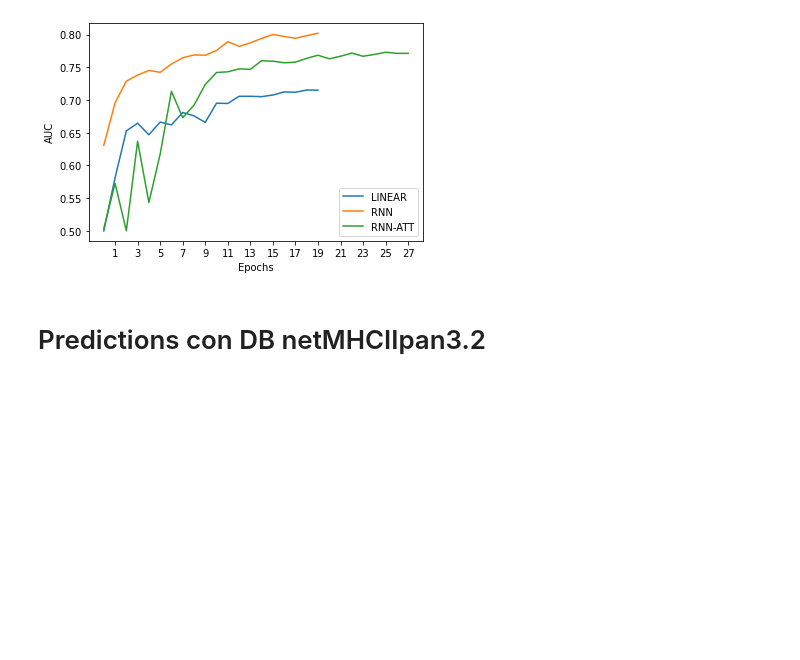
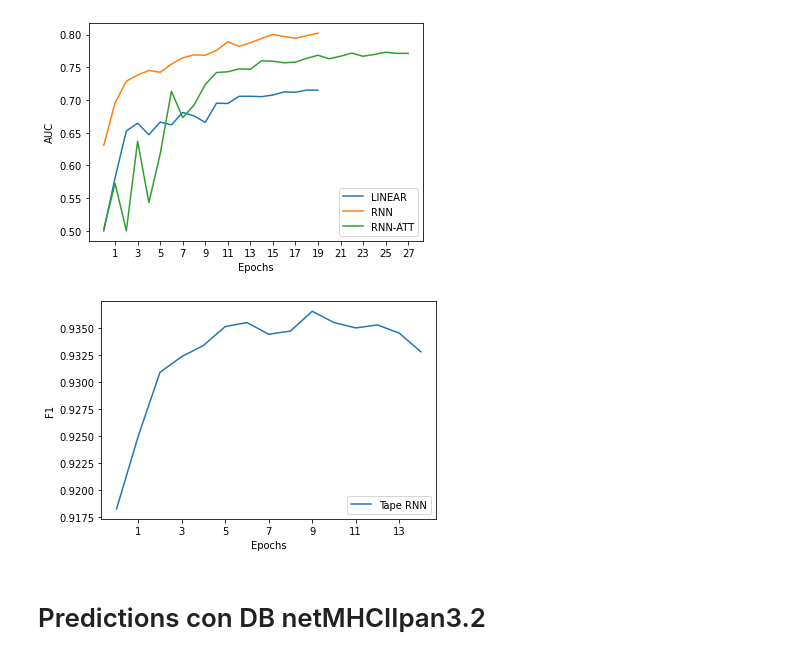
Before and after one commit to arceda/pmhc, a Jupyter notebook: plots.ipynb, the cells around one changed output. Saved outputs shown, nothing was run; the diff lists cells and outputs as text; code cells hidden in the pictures; blank space fills up the shorter version.

```diff
--- a/plots.ipynb
+++ b/plots.ipynb
@@ -83,6 +83,41 @@ train_7train_8_train_9_
 train_7train_8_train_9_
 train_7train_8_train_9_
 [figure]
+# %%
+# training plot TAPE 30 epochs
+
+import json
+import matplotlib.pyplot as plt
+
+file_json = open("results/train_tape_rnn_freeze_30_epochs/checkpoint-505335/trainer_state.json", "r")
+data_json = json.loads(file_json.read())
+
+lr_List = []
+acc_List = []
+auc_List = []
+presicion_List = []
+recall_List = []
+fscore_List = []
+
+for i in range(1, len(data_json["log_history"]), 2):
+    lr_List.append(data_json["log_history"][i-1]["learning_rate"])
+    acc_List.append(data_json["log_history"][i]["eval_accuracy"])
+    auc_List.append(data_json["log_history"][i]["eval_auc"])
+    presicion_List.append(data_json["log_history"][i]["eval_precision"])
+    recall_List.append(data_json["log_history"][i]["eval_recall"])
+    fscore_List.append(data_json["log_history"][i]["eval_f1"])
+
+plt.plot(range(len(fscore_List)),fscore_List, label="Tape RNN")
+
+plt.xticks(range(1,len(fscore_List), 2))
+plt.legend(loc ="lower right")
+plt.xlabel("Epochs")
+plt.ylabel("F1")
+
+plt.savefig('training_tape_rnn_freeze_30_epochs', dpi=300)
+plt.show()
+# %% [output]
+[figure, added]
 # %% [markdown]
 # Predictions con DB netMHCIIpan3.2
 # %%
```
Also changed, not shown: parts of 1 cell of this notebook, 4 other files.
